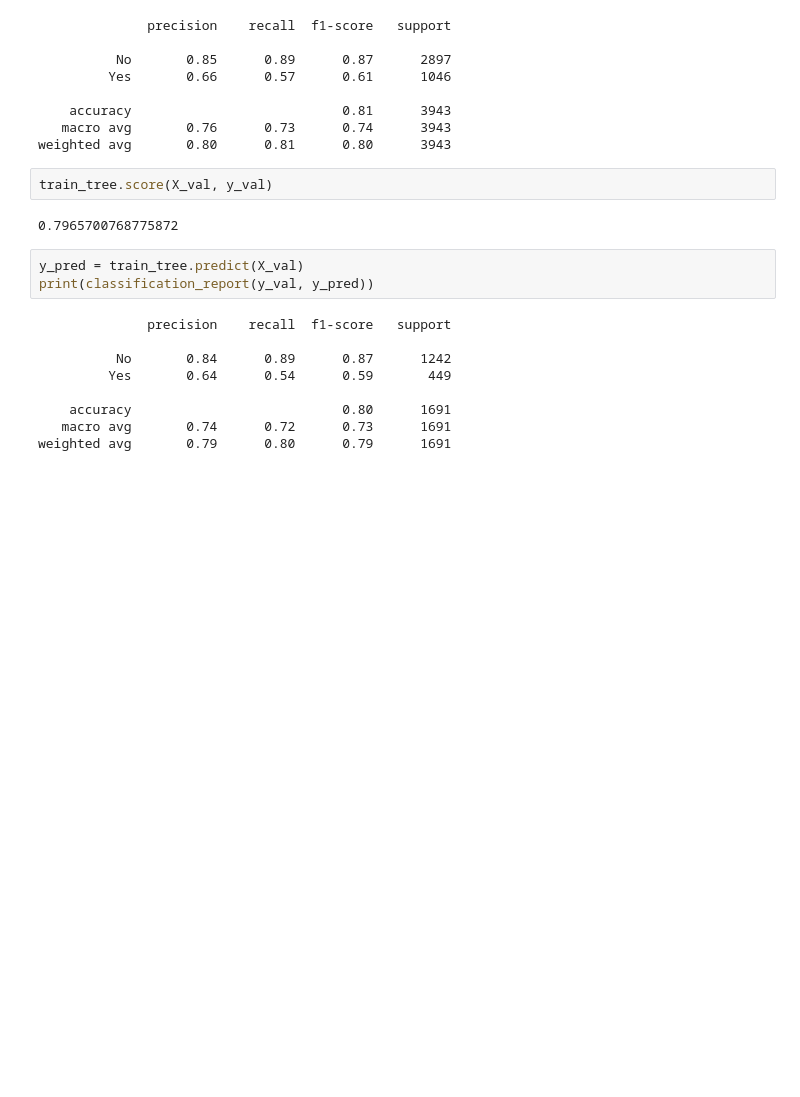
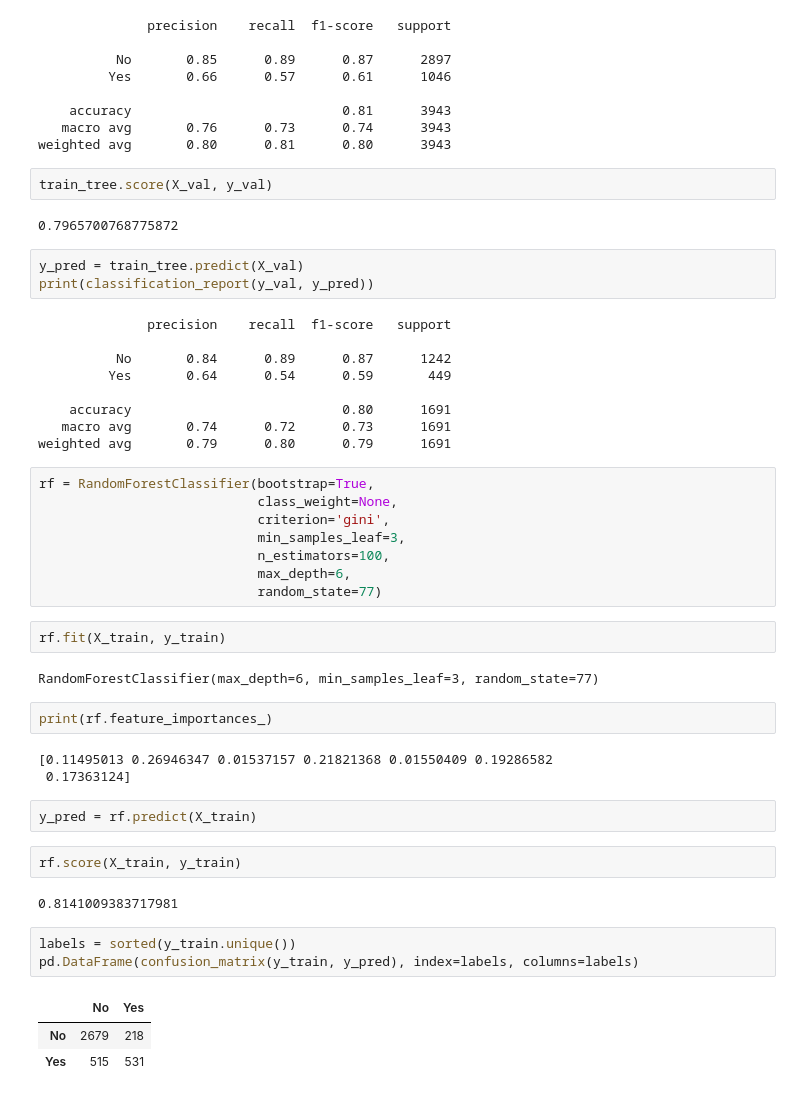
Before and after one commit to akonstans/Classification_Project, a Jupyter notebook: models1.ipynb, the cells around one changed output. Saved outputs shown, nothing was run; the diff lists cells and outputs as text; blank space fills up the shorter version.

```diff
--- a/models1.ipynb
+++ b/models1.ipynb
@@ -177,3 +179,33 @@ print(classification_report(y_val, y_pred))
     accuracy                           0.80      1691
    macro avg       0.74      0.72      0.73      1691
 weighted avg       0.79      0.80      0.79      1691
+# %%
+rf = RandomForestClassifier(bootstrap=True,
+                            class_weight=None,
+                            criterion='gini',
+                            min_samples_leaf=3,
+                            n_estimators=100,
+                            max_depth=6,
+                            random_state=77)
+# %%
+rf.fit(X_train, y_train)
+# %% [output]
+RandomForestClassifier(max_depth=6, min_samples_leaf=3, random_state=77)
+# %%
+print(rf.feature_importances_)
+# %% [output]
+[0.11495013 0.26946347 0.01537157 0.21821368 0.01550409 0.19286582
+ 0.17363124]
+# %%
+y_pred = rf.predict(X_train)
+# %%
+rf.score(X_train, y_train)
+# %% [output]
+0.8141009383717981
+# %%
+labels = sorted(y_train.unique())
+pd.DataFrame(confusion_matrix(y_train, y_pred), index=labels, columns=labels)
+# %% [output]
+|  | No | Yes |
+| No | 2679 | 218 |
+| Yes | 515 | 531 |
```
Also changed, not shown: parts of 12 cells of this notebook, 1 other file.
